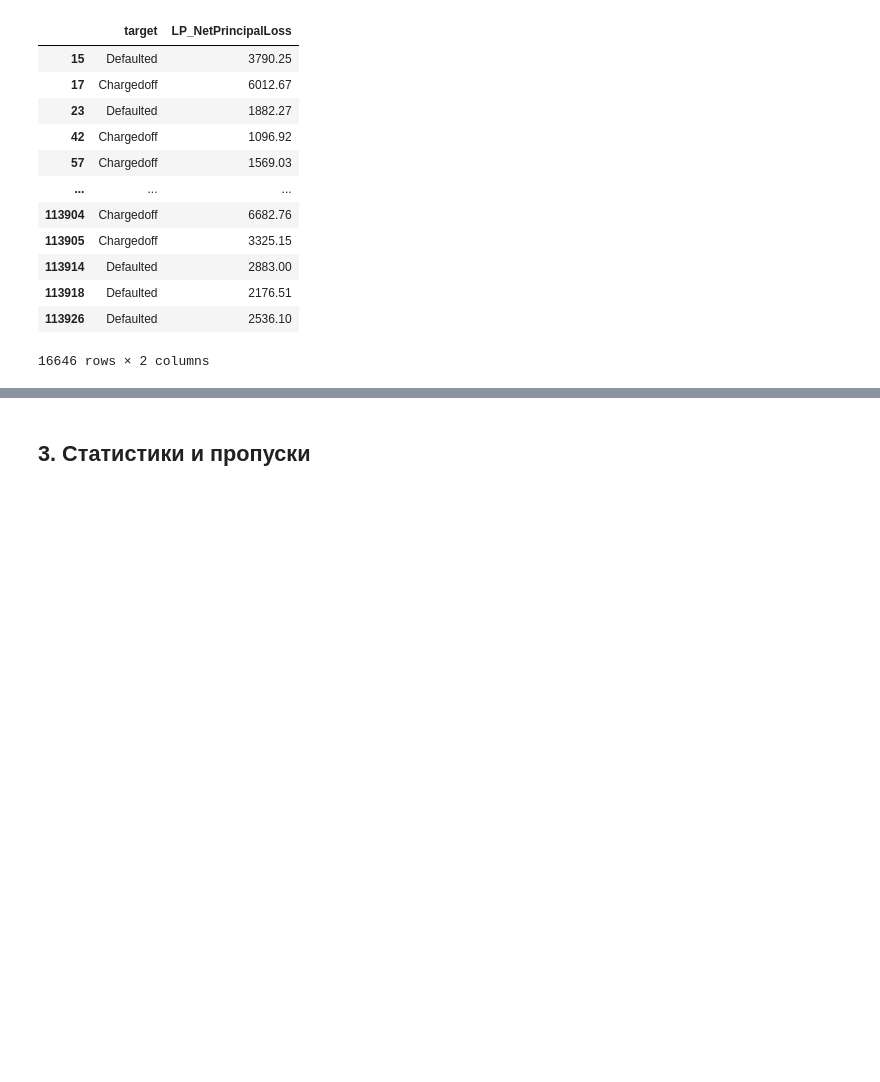
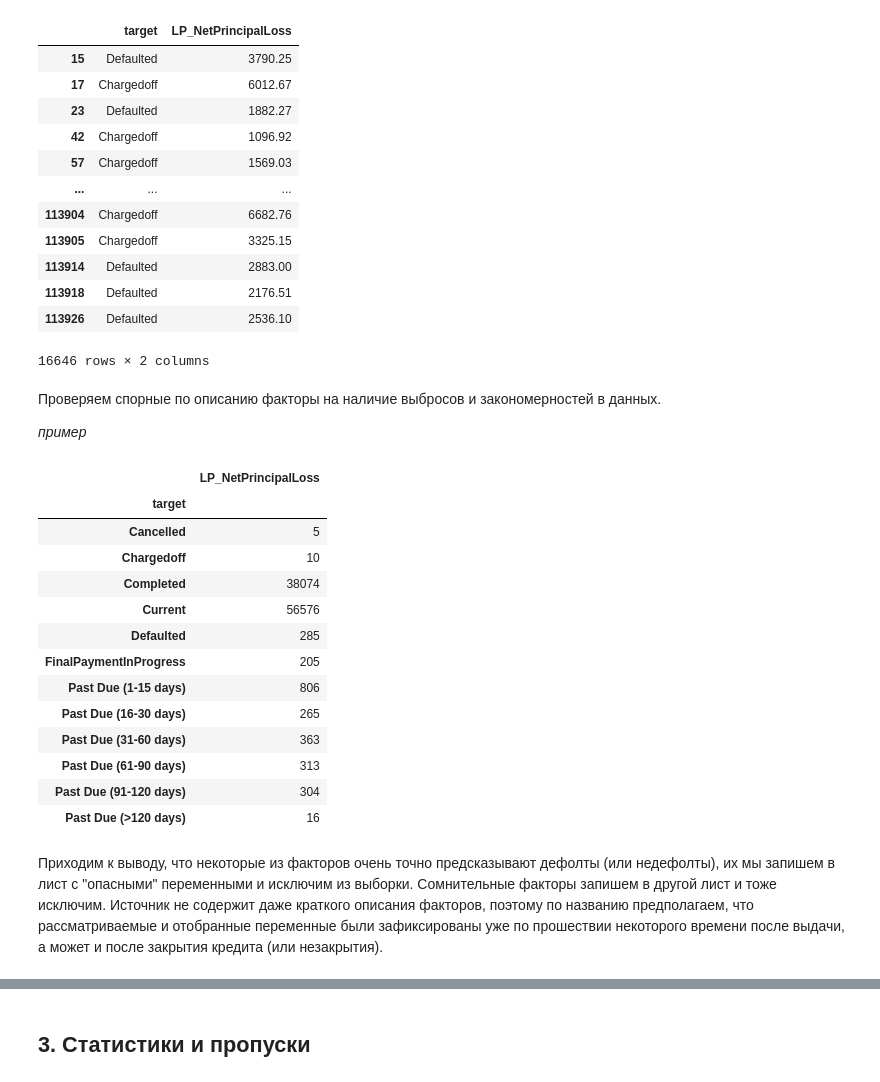
Before and after one commit to uasek/credit_scoring_project, a Jupyter notebook: datasets/12_Prosper/Prosper.ipynb, the cells around one changed output, grey strips where cells are left out. Drawn from its saved outputs; the diff is of its cells as text; code cells hidden in the pictures; blank space fills up the shorter version.

```diff
--- a/datasets/12_Prosper/Prosper.ipynb
+++ b/datasets/12_Prosper/Prosper.ipynb
@@ -117,3 +96,27 @@ df[['target', 'LP_NetPrincipalLoss']].loc[df.LP_NetPrincipalLoss > 0]
 | 113918 | Defaulted | 2176.51 |
 | 113926 | Defaulted | 2536.10 |
 16646 rows × 2 columns
+# %% [markdown]
+Проверяем спорные по описанию факторы на наличие выбросов и закономерностей в данных.
+
+
+_пример_
+# %%
+df[['target', 'LP_NetPrincipalLoss']].loc[df.LP_NetPrincipalLoss == 0].groupby('target').count()
+# %% [output]
+|  | LP_NetPrincipalLoss |
+| target |  |
+| Cancelled | 5 |
+| Chargedoff | 10 |
+| Completed | 38074 |
+| Current | 56576 |
+| Defaulted | 285 |
+| FinalPaymentInProgress | 205 |
+| Past Due (1-15 days) | 806 |
+| Past Due (16-30 days) | 265 |
+| Past Due (31-60 days) | 363 |
+| Past Due (61-90 days) | 313 |
+| Past Due (91-120 days) | 304 |
+| Past Due (>120 days) | 16 |
+# %% [markdown]
+Приходим к выводу, что некоторые из факторов очень точно предсказывают дефолты (или недефолты), их мы запишем в лист с "опасными" переменными и исключим из выборки. Сомнительные факторы запишем в другой лист и тоже исключим. Источник не содержит даже краткого описания факторов, поэтому по названию предполагаем, что рассматриваемые и отобранные переменные были зафиксированы уже по прошествии некоторого времени после выдачи, а может и после закрытия кредита (или незакрытия).
```
Also changed, not shown: parts of 15 cells of this notebook, 3 other files.
